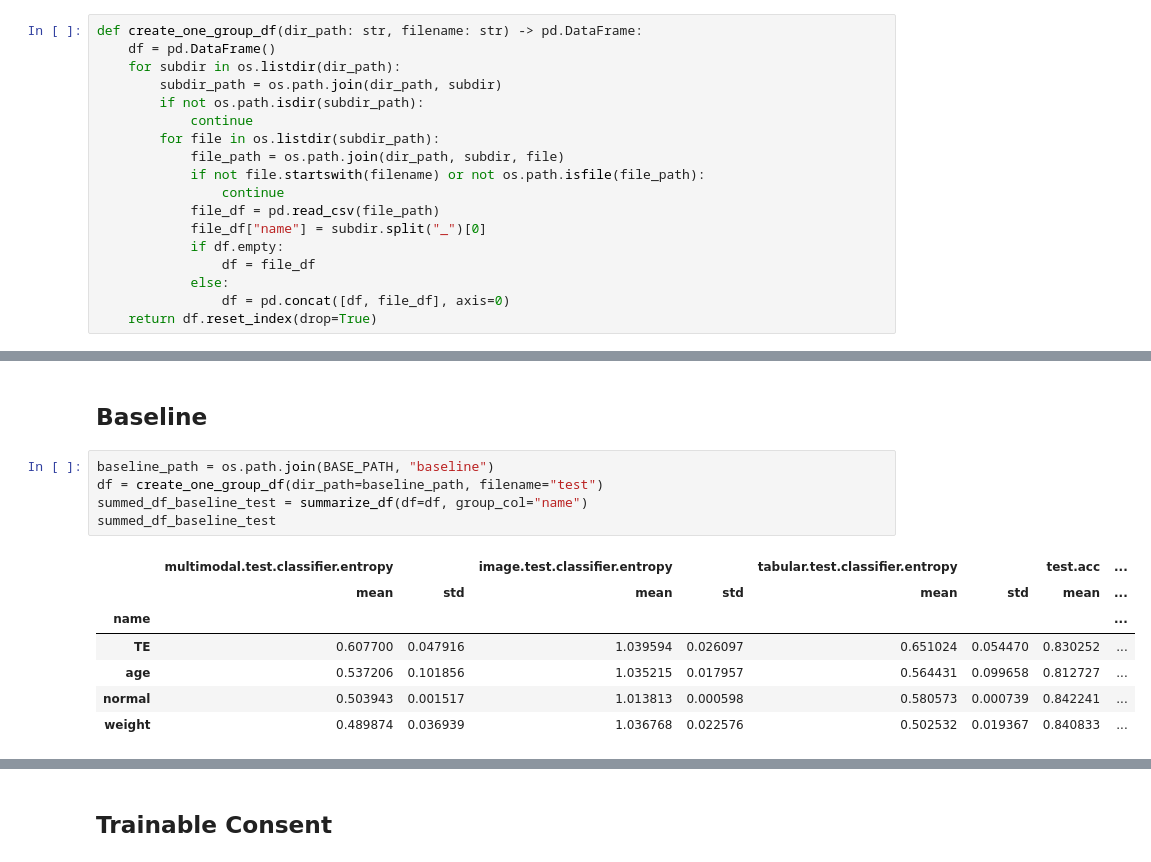
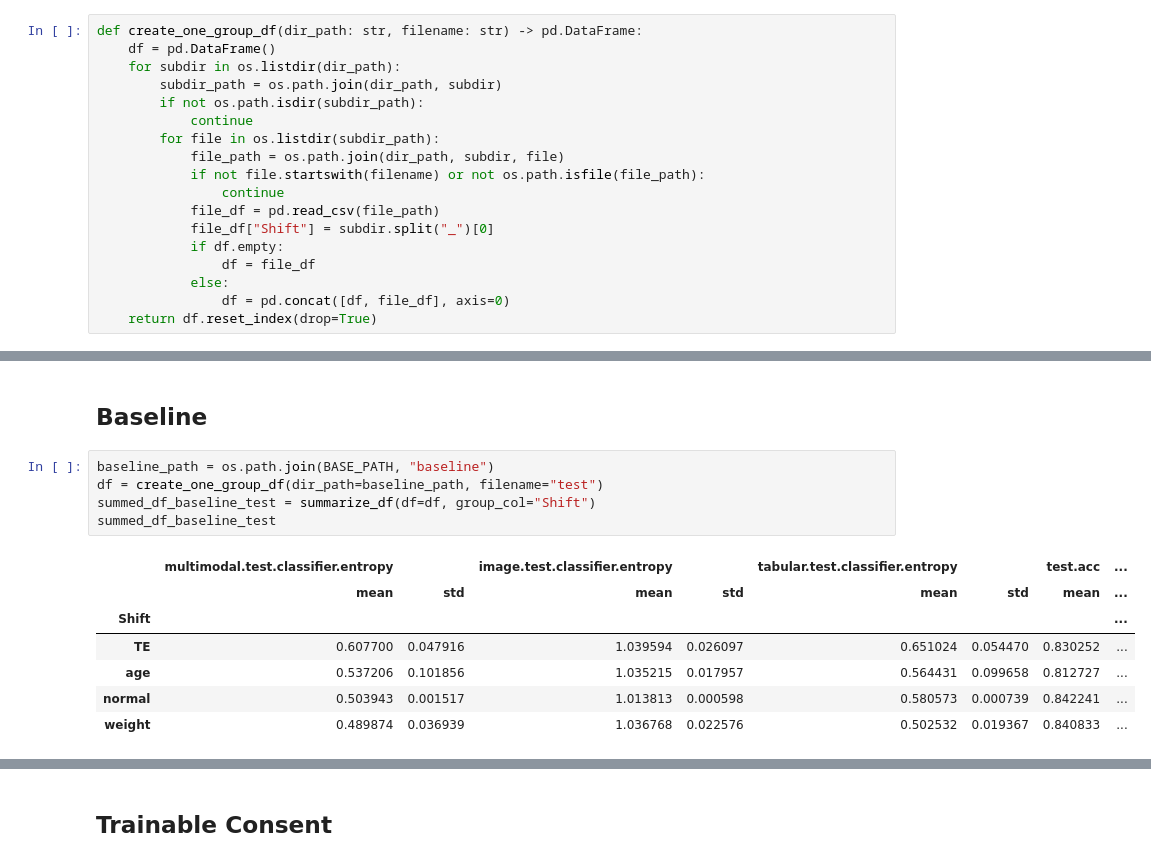
Before and after one commit to kgutjahr/STiL-TTA, a Jupyter notebook: data/summarize_results.ipynb, the cells around one changed output, grey strips where cells are left out. Saved outputs shown, nothing was run; the diff lists cells and outputs as text.

```diff
--- a/data/summarize_results.ipynb
+++ b/data/summarize_results.ipynb
@@ -138,7 +152,7 @@ def create_one_group_df(dir_path: str, filename: str) -> pd.DataFrame:
             if not file.startswith(filename) or not os.path.isfile(file_path):
                 continue
             file_df = pd.read_csv(file_path)
-            file_df["name"] = subdir.split("_")[0]
+            file_df["Shift"] = subdir.split("_")[0]
             if df.empty:
                 df = file_df
             else:
@@ -202,12 +216,12 @@ def summarize_two_groups_df(df: pd.DataFrame, first_group_col: str, second_group
 # %%
 baseline_path = os.path.join(BASE_PATH, "baseline")
 df = create_one_group_df(dir_path=baseline_path, filename="test")
-summed_df_baseline_test = summarize_df(df=df, group_col="name")
+summed_df_baseline_test = summarize_df(df=df, group_col="Shift")
 summed_df_baseline_test
 # %% [output]
 |  | multimodal.test.classifier.entropy |  | image.test.classifier.entropy |  | tabular.test.classifier.entropy |  | test.acc | ... |
 |  | mean | std | mean | std | mean | std | mean | ... |
-| name |  |  |  |  |  |  |  | ... |
+| Shift |  |  |  |  |  |  |  | ... |
 | TE | 0.607700 | 0.047916 | 1.039594 | 0.026097 | 0.651024 | 0.054470 | 0.830252 | ... |
 | age | 0.537206 | 0.101856 | 1.035215 | 0.017957 | 0.564431 | 0.099658 | 0.812727 | ... |
 | normal | 0.503943 | 0.001517 | 1.013813 | 0.000598 | 0.580573 | 0.000739 | 0.842241 | ... |
```
Also changed, not shown: parts of 12 cells of this notebook.
